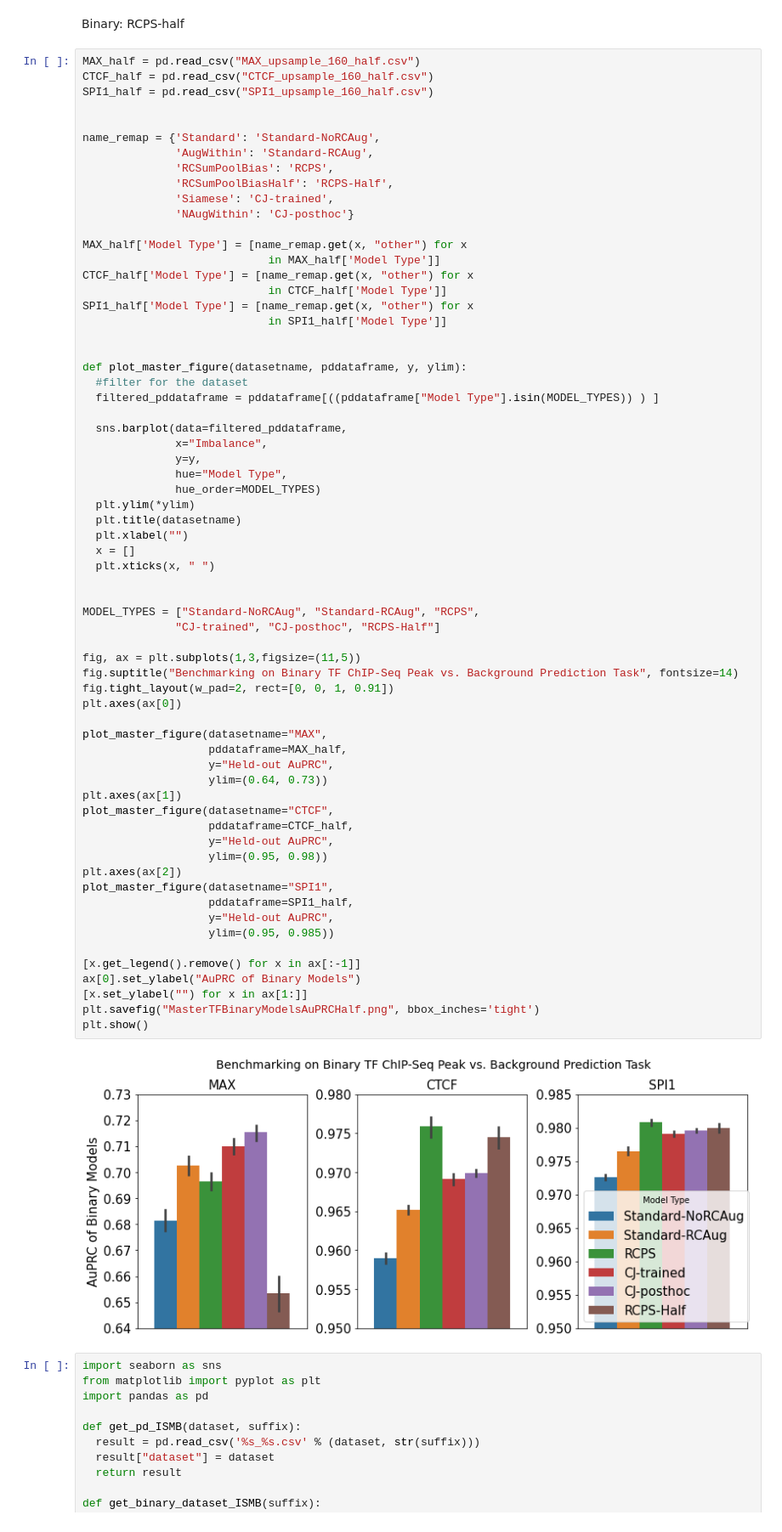
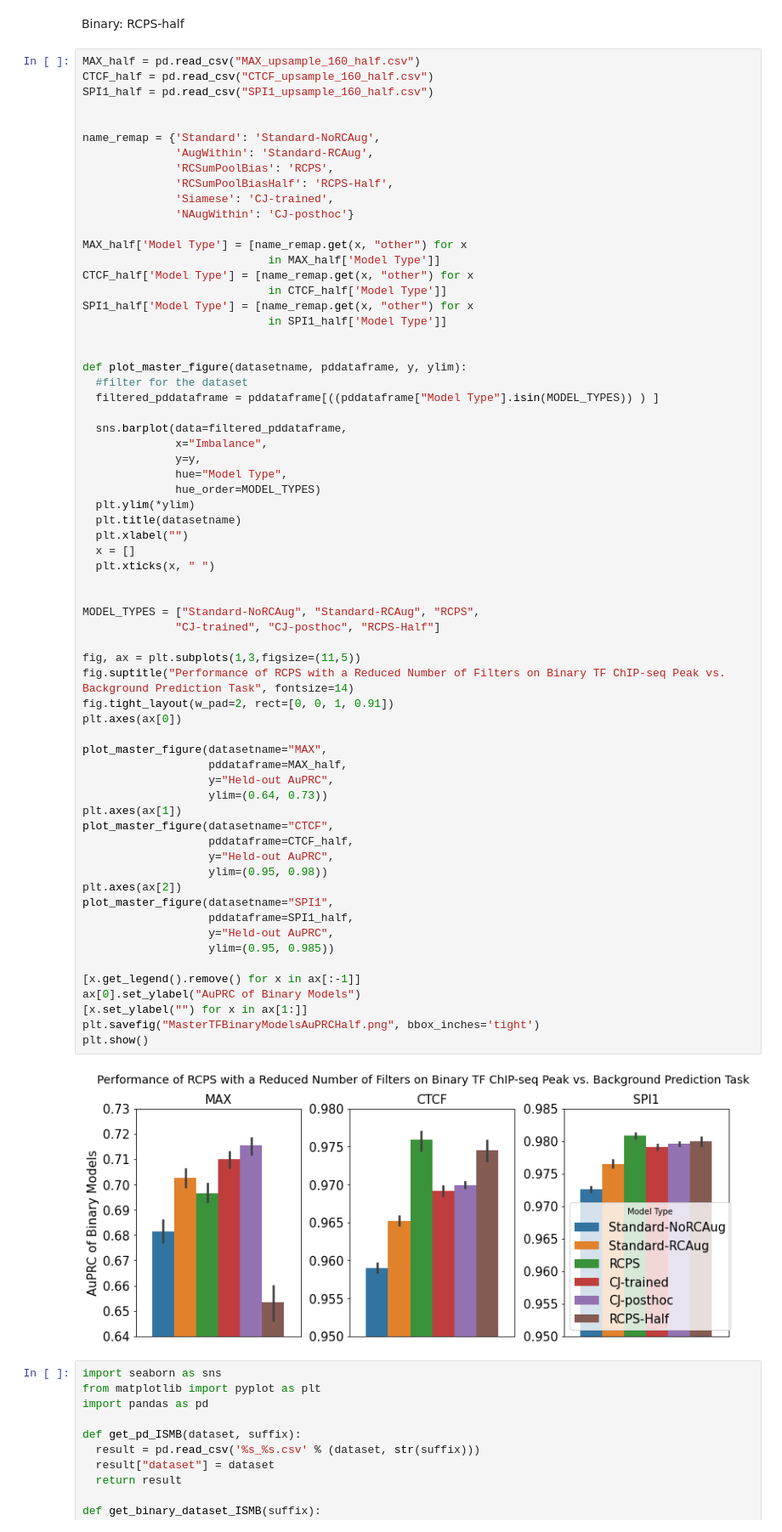
Before and after one commit to hannahgz/BenchmarkRCStrategies, a Jupyter notebook: FigGenNew.ipynb, the cells around one changed output. Shown at 85% size. Drawn from its saved outputs; the diff is of its cells as text.

```diff
--- a/FigGenNew.ipynb
+++ b/FigGenNew.ipynb
@@ -235,35 +235,35 @@ def plot_master_figure(datasetname, pddataframe, y, ylim):
 
 
 MODEL_TYPES = ["Standard-NoRCAug", "Standard-RCAug", "RCPS",
               "CJ-trained", "CJ-posthoc", "RCPS-Half"]
 
 fig, ax = plt.subplots(1,3,figsize=(11,5))
-fig.suptitle("Benchmarking on Binary TF ChIP-Seq Peak vs. Background Prediction Task", fontsize=14)
+fig.suptitle("Performance of RCPS with a Reduced Number of Filters on Binary TF ChIP-seq Peak vs. Background Prediction Task", fontsize=14)
 fig.tight_layout(w_pad=2, rect=[0, 0, 1, 0.91])
 plt.axes(ax[0])
 
 plot_master_figure(datasetname="MAX",
                    pddataframe=MAX_half,
                    y="Held-out AuPRC",
                    ylim=(0.64, 0.73))
 plt.axes(ax[1])
 plot_master_figure(datasetname="CTCF",
                    pddataframe=CTCF_half,
                    y="Held-out AuPRC",
                    ylim=(0.95, 0.98))
 plt.axes(ax[2])
 plot_master_figure(datasetname="SPI1",
                    pddataframe=SPI1_half,
                    y="Held-out AuPRC",
                    ylim=(0.95, 0.985))
 
 [x.get_legend().remove() for x in ax[:-1]]
 ax[0].set_ylabel("AuPRC of Binary Models")
 [x.set_ylabel("") for x in ax[1:]]
 plt.savefig("MasterTFBinaryModelsAuPRCHalf.png", bbox_inches='tight')
 plt.show()
 # %% [output]
-[figure, old version]
+[figure, new version]
 # %%
 import seaborn as sns
 from matplotlib import pyplot as plt
```
Also changed, not shown: parts of 12 cells of this notebook.
